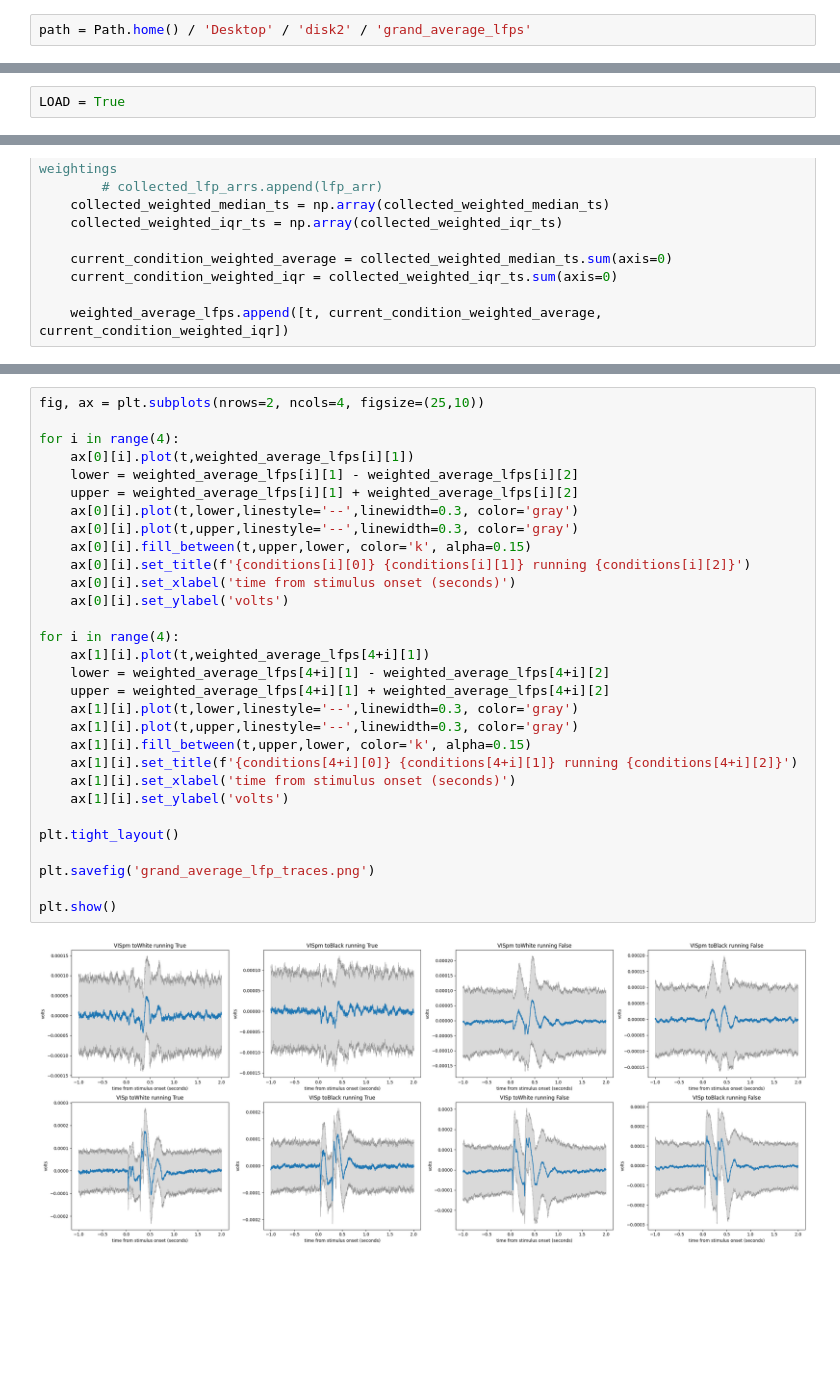
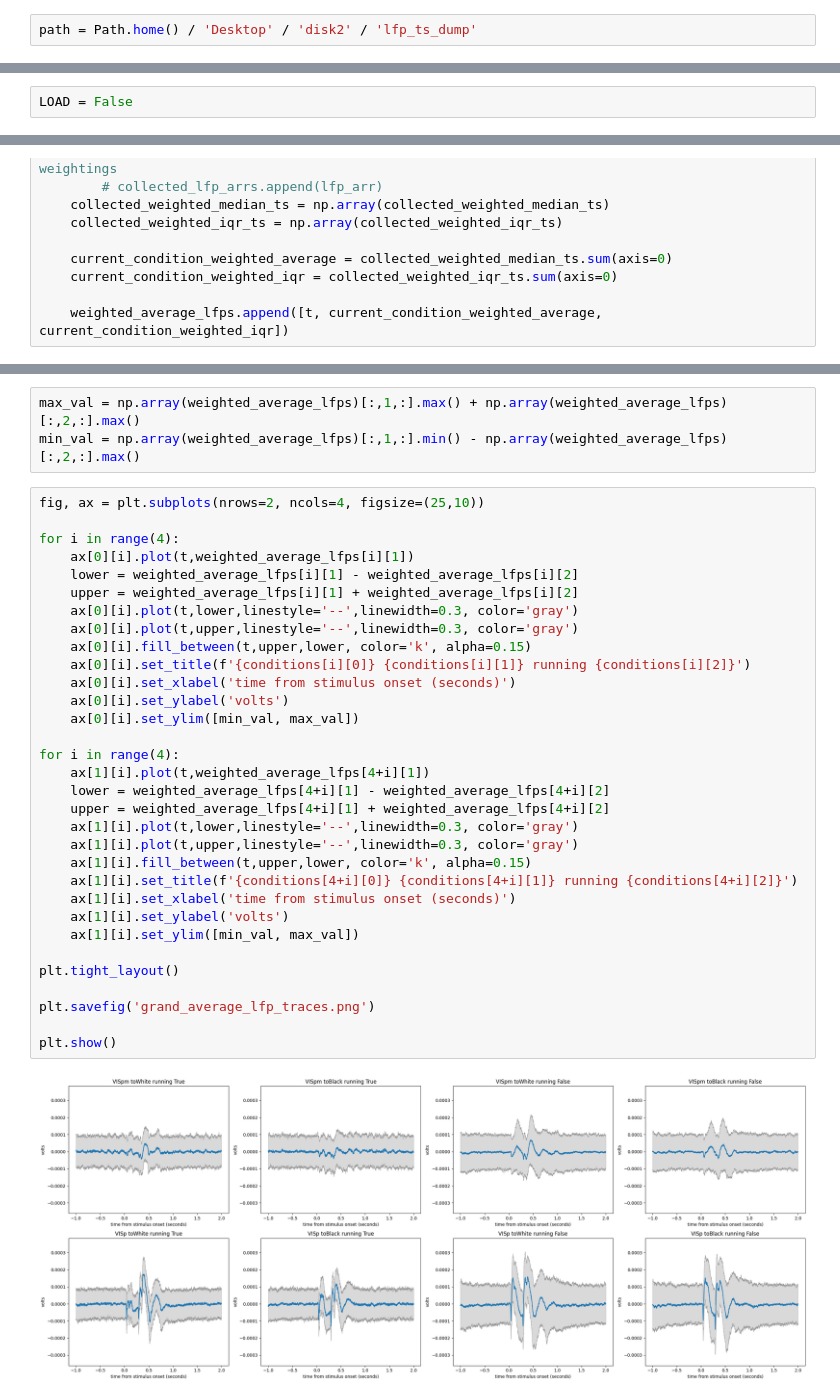
Before and after one commit to ikharitonov/allen-neuropixel-LFPs, a Jupyter notebook: lfp_grand_average/3-grand_average.ipynb, the cells around one changed output, grey strips where cells are left out. Saved outputs shown, nothing was run; the diff lists cells and outputs as text; blank space fills up the shorter version.

Commit message:
path changes

```diff
--- a/lfp_grand_average/3-grand_average.ipynb
+++ b/lfp_grand_average/3-grand_average.ipynb
@@ -8,7 +8,7 @@ from parse_filenames import parse_filenames
 from scipy import stats
 import pickle
 # %%
-path = Path.home() / 'Desktop' / 'disk2' / 'grand_average_lfps'
+path = Path.home() / 'Desktop' / 'disk2' / 'lfp_ts_dump'
 # %% [markdown]
 # 1) Parsing filenames of averaged LFPs
 # %%
@@ -60,7 +60,7 @@ parsed_df['median'] = ''
 parsed_df['iqr'] = ''
 parsed_df['filteredFlashesAveragedOver'] = ''
 # %%
-LOAD = True
+LOAD = False
 # %%
 if LOAD:
     # Load the df
@@ -135,32 +157,37 @@ for condition in conditions:
+# %%
+max_val = np.array(weighted_average_lfps)[:,1,:].max() + np.array(weighted_average_lfps)[:,2,:].max()
+min_val = np.array(weighted_average_lfps)[:,1,:].min() - np.array(weighted_average_lfps)[:,2,:].max()
 # %%
 fig, ax = plt.subplots(nrows=2, ncols=4, figsize=(25,10))
 
 for i in range(4):
     ax[0][i].plot(t,weighted_average_lfps[i][1])
     lower = weighted_average_lfps[i][1] - weighted_average_lfps[i][2]
     upper = weighted_average_lfps[i][1] + weighted_average_lfps[i][2]
     ax[0][i].plot(t,lower,linestyle='--',linewidth=0.3, color='gray')
     ax[0][i].plot(t,upper,linestyle='--',linewidth=0.3, color='gray')
     ax[0][i].fill_between(t,upper,lower, color='k', alpha=0.15)
     ax[0][i].set_title(f'{conditions[i][0]} {conditions[i][1]} running {conditions[i][2]}')
     ax[0][i].set_xlabel('time from stimulus onset (seconds)')
     ax[0][i].set_ylabel('volts')
+    ax[0][i].set_ylim([min_val, max_val])
 
 for i in range(4):
     ax[1][i].plot(t,weighted_average_lfps[4+i][1])
     lower = weighted_average_lfps[4+i][1] - weighted_average_lfps[4+i][2]
     upper = weighted_average_lfps[4+i][1] + weighted_average_lfps[4+i][2]
     ax[1][i].plot(t,lower,linestyle='--',linewidth=0.3, color='gray')
     ax[1][i].plot(t,upper,linestyle='--',linewidth=0.3, color='gray')
     ax[1][i].fill_between(t,upper,lower, color='k', alpha=0.15)
     ax[1][i].set_title(f'{conditions[4+i][0]} {conditions[4+i][1]} running {conditions[4+i][2]}')
     ax[1][i].set_xlabel('time from stimulus onset (seconds)')
     ax[1][i].set_ylabel('volts')
+    ax[1][i].set_ylim([min_val, max_val])
 
 plt.tight_layout()
 
 plt.savefig('grand_average_lfp_traces.png')
 
 plt.show()
 # %% [output]
-[figure, old version]
+[figure, new version]
```
Also changed, not shown: parts of 2 cells of this notebook, 1 other file.
